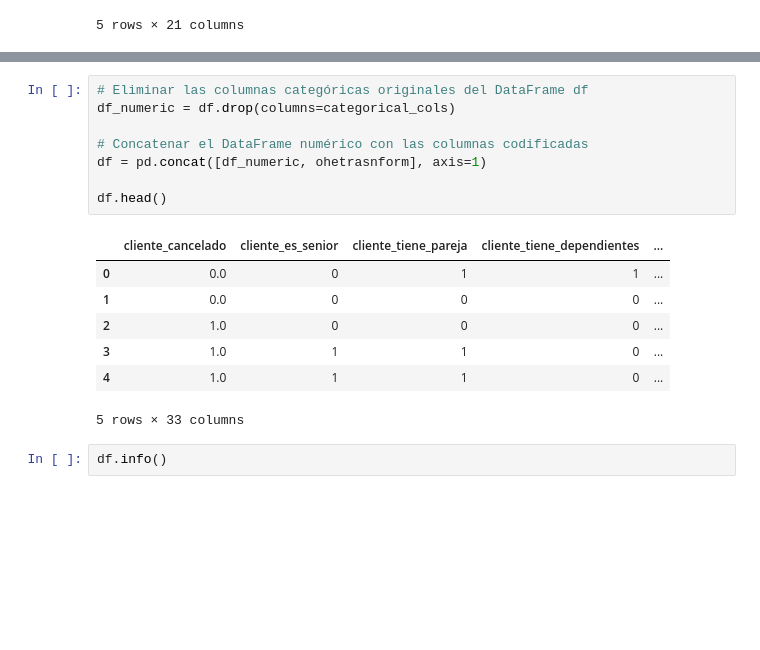
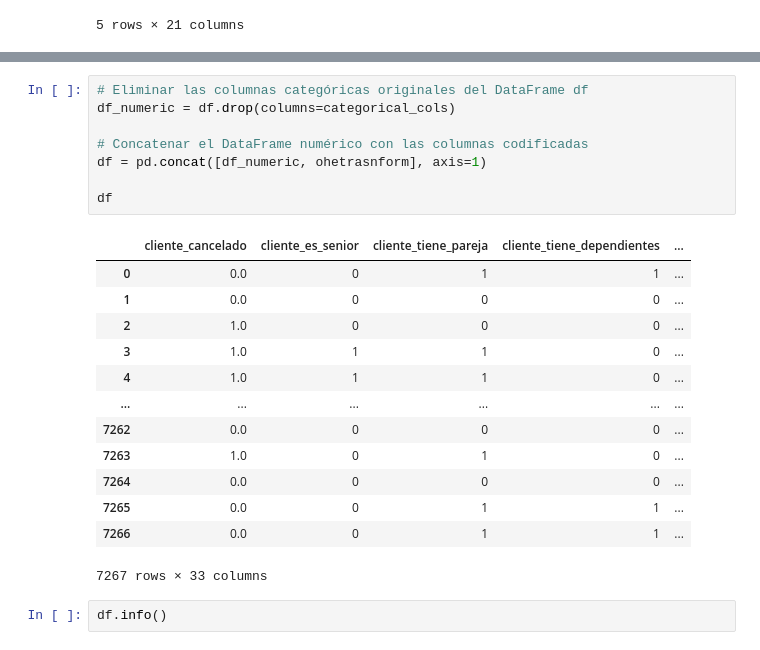
Before and after one commit to Lucas-Jimenez-uribe/Telecom_x_2, a Jupyter notebook: telecom_x_2.ipynb, the cells around one changed output, grey strips where cells are left out. Saved outputs shown, nothing was run; the diff lists cells and outputs as text; blank space fills up the shorter version.

```diff
--- a/telecom_x_2.ipynb
+++ b/telecom_x_2.ipynb
@@ -86,19 +86,25 @@ ohetrasnform.head()
 # %%
 # Eliminar las columnas categóricas originales del DataFrame df
 df_numeric = df.drop(columns=categorical_cols)
 
 # Concatenar el DataFrame numérico con las columnas codificadas
 df = pd.concat([df_numeric, ohetrasnform], axis=1)
 
-df.head()
+df
 # %% [output]
 |  | cliente_cancelado | cliente_es_senior | cliente_tiene_pareja | cliente_tiene_dependientes | ... |
 | 0 | 0.0 | 0 | 1 | 1 | ... |
 | 1 | 0.0 | 0 | 0 | 0 | ... |
 | 2 | 1.0 | 0 | 0 | 0 | ... |
 | 3 | 1.0 | 1 | 1 | 0 | ... |
 | 4 | 1.0 | 1 | 1 | 0 | ... |
+| ... | ... | ... | ... | ... | ... |
+| 7262 | 0.0 | 0 | 0 | 0 | ... |
+| 7263 | 1.0 | 0 | 1 | 0 | ... |
+| 7264 | 0.0 | 0 | 0 | 0 | ... |
+| 7265 | 0.0 | 0 | 1 | 1 | ... |
+| 7266 | 0.0 | 0 | 1 | 1 | ... |
-5 rows × 33 columns
+7267 rows × 33 columns
 # %%
 df.info()
 # %% [output]
```
Also changed, not shown: parts of 7 cells of this notebook.
